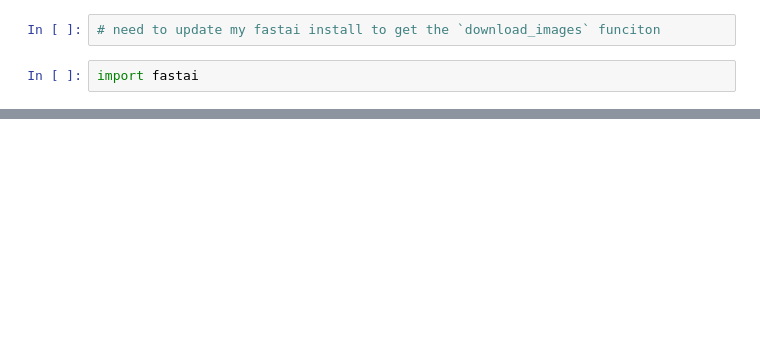
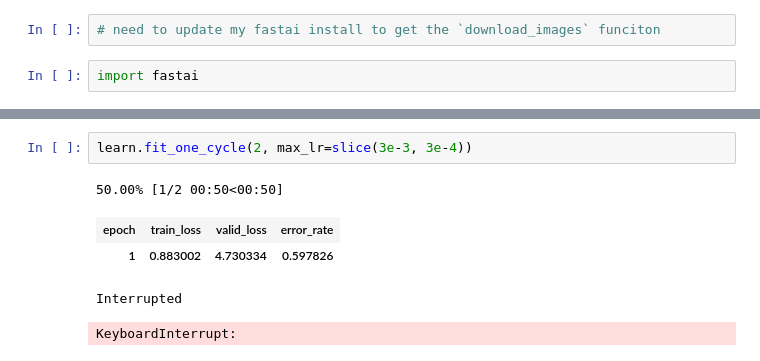
Before and after one commit to bhollan/course-v3, a Jupyter notebook: nbs/dl1/Prolate Spheroids.ipynb, the cells around one changed output, grey strips where cells are left out. Saved outputs shown, nothing was run; the diff lists cells and outputs as text; blank space fills up the shorter version.

```diff
--- a/nbs/dl1/Prolate Spheroids.ipynb
+++ b/nbs/dl1/Prolate Spheroids.ipynb
@@ -40,0 +174,8 @@ download_images(path/)
+# %%
+learn.fit_one_cycle(2, max_lr=slice(3e-3, 3e-4))
+# %% [output]
+50.00% [1/2 00:50<00:50]
+| epoch | train_loss | valid_loss | error_rate |
+| 1 | 0.883002 | 4.730334 | 0.597826 |
+Interrupted
+KeyboardInterrupt:
```
Also changed, not shown: parts of 22 cells of this notebook, 1 other file.
